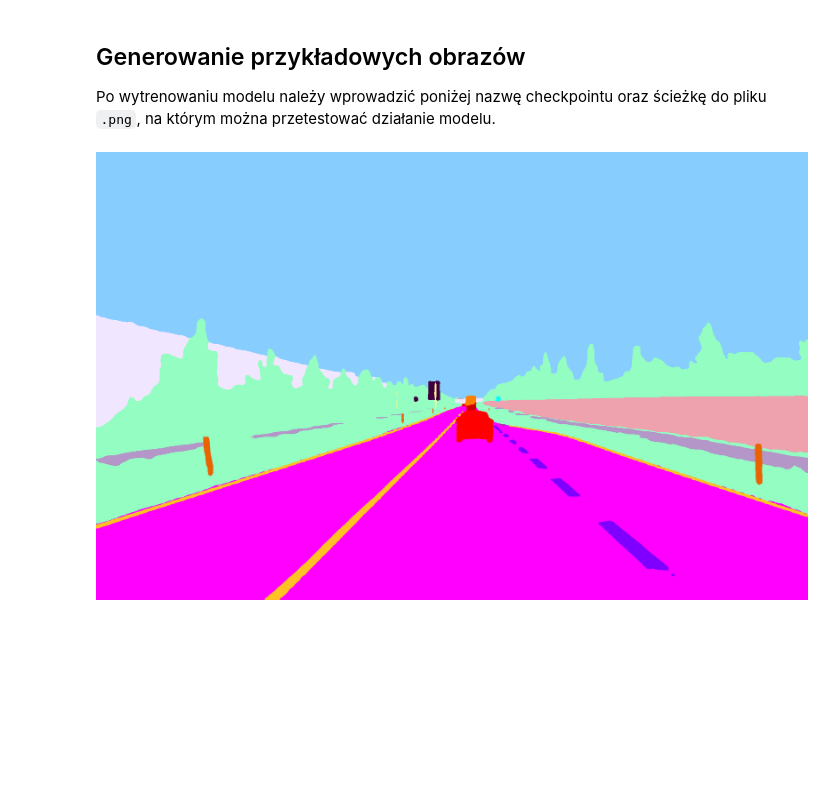
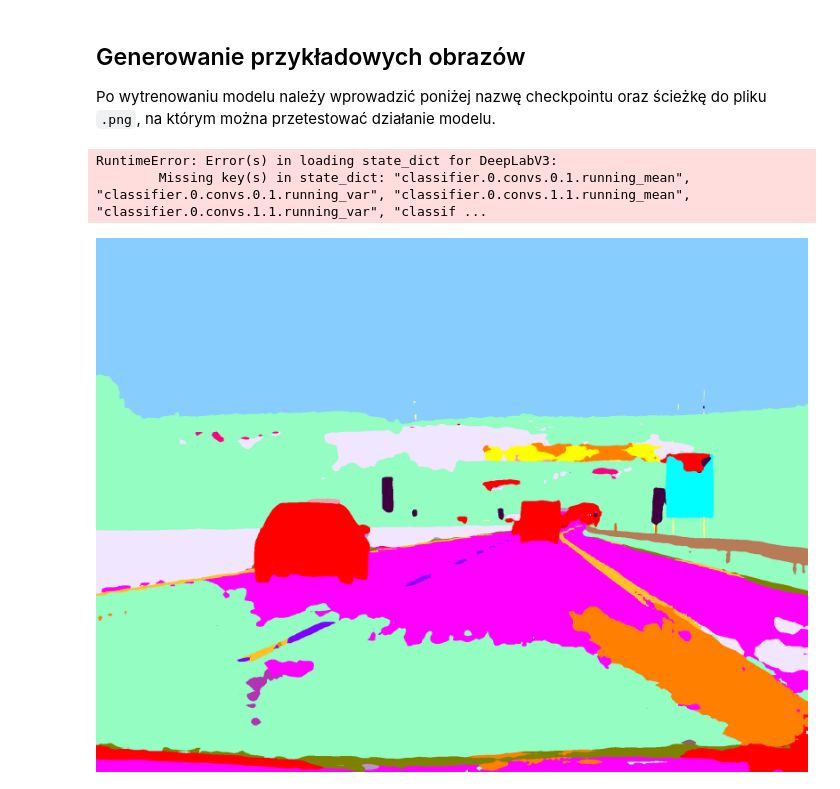
Before and after one commit to prax19/masters-project, a Jupyter notebook: usage_notebook.ipynb, the cells around one changed output. Drawn from its saved outputs; the diff is of its cells as text; code cells hidden in the pictures; blank space fills up the shorter version.

```diff
--- a/usage_notebook.ipynb
+++ b/usage_notebook.ipynb
@@ -111,18 +133,26 @@ KeyboardInterrupt:
 ## Generowanie przykładowych obrazów
 Po wytrenowaniu modelu należy wprowadzić poniżej nazwę checkpointu oraz ścieżkę do pliku `.png`, na  którym można przetestować działanie modelu.
 # %%
+from mask_generation import generate_segmentation_mask_tiled
+
 generate_segmentation_mask_tiled(
-    checkpoint_path=".\\model\\resnet50_test_2_new.ckpt",
-    input_img_path=".\\test\\test3.png",
+    checkpoint_path=".\\model\\resnet50_test_3.ckpt",
+    input_img_path=".\\test\\test2.png",
     tile_size=(768, 768),
-    output_path=".\\test\\test3_new_lr1e-3_out_seg2.png",
+    output_path=".\\test\\test2_out8.png",
     overlap=128
     )
 # %% [output]
-[figure, removed]
+RuntimeError: Error(s) in loading state_dict for DeepLabV3:
+        Missing key(s) in state_dict: "classifier.0.convs.0.1.running_mean", "classifier.0.convs.0.1.running_var", "classifier.0.convs.1.1.running_mean", "classifier.0.convs.1.1.running_var", "classif ...
 # %%
-generate_segmentation_mask(
-    checkpoint_path=".\\model\\resnet50_test_2_new.ckpt",
-    input_img_path=".\\test\\test.png",
-    dataset=dataset
+from mask_generation import generate_segmentation_mask_file
+
+generate_segmentation_mask_file(
+    device=device,
+    checkpoint_path=".\\model\\resnet50_test_3.ckpt",
+    input_img_path=".\\test\\test2.png",
+    dataset=test_dataset
 )
+# %% [output]
+[figure, added]
```
Also changed, not shown: parts of 4 cells of this notebook, 3 other files.
